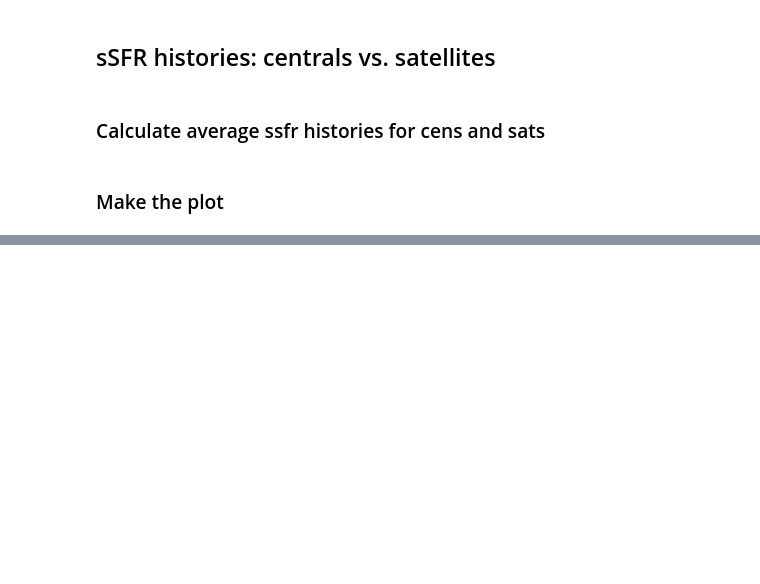
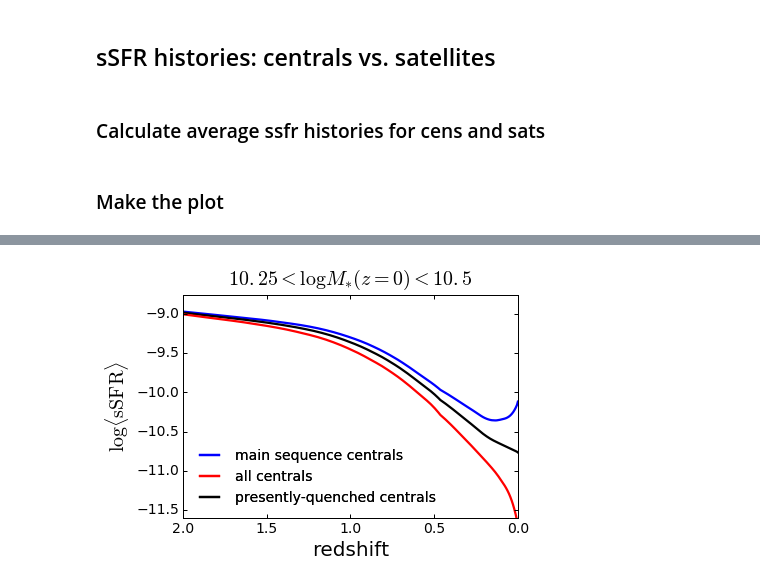
Before and after one commit to aphearin/time_evolving_cam_utils, a Jupyter notebook: mean_ssfh_z0.ipynb, the cells around one changed output, grey strips where cells are left out. Saved outputs shown, nothing was run; the diff lists cells and outputs as text; code cells hidden in the pictures; blank space fills up the shorter version.

```diff
--- a/mean_ssfh_z0.ipynb
+++ b/mean_ssfh_z0.ipynb
@@ -207,0 +211,64 @@ fig2.savefig('FIGS/average_ssfr_history_cens_vs_sats.pdf', bbox_extra_artists=[x
+# %%
+mean_ssfh_sm_quenched_centrals = np.zeros((quenched_centrals_sm_mask_array.shape[0], len(cosmic_age_array)))
+for ibin in range(mean_ssfh_sm.shape[0]):
+    mean_ssfh_sm_quenched_centrals[ibin, :] = np.mean(ssfr_histories(histories['sfh'][quenched_centrals_sm_mask_array[ibin,:]],
+                                                   histories['smh'][quenched_centrals_sm_mask_array[ibin,:]]), axis=0)
+
+mean_ssfh_sm_active_centrals = np.zeros((active_centrals_sm_mask_array.shape[0], len(cosmic_age_array)))
+for ibin in range(mean_ssfh_sm.shape[0]):
+    mean_ssfh_sm_active_centrals[ibin, :] = np.mean(ssfr_histories(histories['sfh'][active_centrals_sm_mask_array[ibin,:]],
+                                                   histories['smh'][active_centrals_sm_mask_array[ibin,:]]), axis=0)
+
+mean_ssfh_sm_quenched_satellites = np.zeros((quenched_satellites_sm_mask_array.shape[0], len(cosmic_age_array)))
+for ibin in range(mean_ssfh_sm.shape[0]):
+    mean_ssfh_sm_quenched_satellites[ibin, :] = np.mean(ssfr_histories(histories['sfh'][quenched_satellites_sm_mask_array[ibin,:]],
+                                                   histories['smh'][quenched_satellites_sm_mask_array[ibin,:]]), axis=0)
+
+mean_ssfh_sm_active_satellites = np.zeros((active_satellites_sm_mask_array.shape[0], len(cosmic_age_array)))
+for ibin in range(mean_ssfh_sm.shape[0]):
+    mean_ssfh_sm_active_satellites[ibin, :] = np.mean(ssfr_histories(histories['sfh'][active_satellites_sm_mask_array[ibin,:]],
+                                                   histories['smh'][active_satellites_sm_mask_array[ibin,:]]), axis=0)
+# %%
+fig3 = plt.figure()
+ax = fig3.add_subplot(111)
+
+xlabel = ax.set_xlabel('redshift', fontsize=20)
+ylabel = ax.set_ylabel(r'$\log \langle {\rm sSFR}\rangle$', fontsize=20)
+title = ax.set_title(r'$10.25 < \log M_{\ast}(z=0) < 10.5$', fontsize=20, y=1.02) # y param fixes an overhanging title
+
+ifirst=0
+
+lw = 1.5
+ax.plot(redshift_array, savgol_filter(mean_ssfh_sm_active_centrals[3, ifirst:], 21, 3),
+         '-', color='blue', linewidth=lw*1.5)
+ax.plot(redshift_array, savgol_filter(mean_ssfh_sm_centrals[3, ifirst:], 21, 3),
+         '-', color='k', linewidth=lw*1.5)
+ax.plot(redshift_array, savgol_filter(mean_ssfh_sm_quenched_centrals[3, ifirst:], 21, 3),
+         '-', color='red', linewidth=lw*1.5)
+
+
+plt.xlim(xmin = 2, xmax=0)
+plt.ylim(ymin = -11.6, ymax = -8.75)
+
+plt.xticks(fontsize=14)
+plt.yticks(fontsize=14)
+ax.tick_params(axis='x', length=4, width=1, which='major')
+ax.tick_params(axis='x', length=2, width=1, which='minor')
+ax.tick_params(axis='y', length=4, width=1, which='major')
+ax.tick_params(axis='y', length=2, width=1, which='minor')
+
+blue_line = mlines.Line2D([], [], ls = '-', c = 'blue', linewidth=lw*1.5,
+                                label='main sequence centrals')
+black_line = mlines.Line2D([], [], ls = '-', c = 'red', linewidth=lw*1.5,
+                                label='all centrals')
+red_line = mlines.Line2D([], [], ls = '-', c = 'k', linewidth=lw*1.5,
+                                label='presently-quenched centrals')
+
+first_legend = plt.legend(handles=[blue_line, black_line, red_line],
+                                frameon=False, loc='lower left', fontsize=14)
+ax.add_artist(first_legend)
+
+fig2.savefig('FIGS/average_ssfr_history_main_seq_vs_quenched.pdf',
+             bbox_extra_artists=[xlabel, ylabel], bbox_inches='tight')
+# %% [output]
+[figure, added]
```
Also changed, not shown: parts of 3 cells of this notebook, 3 other files.
